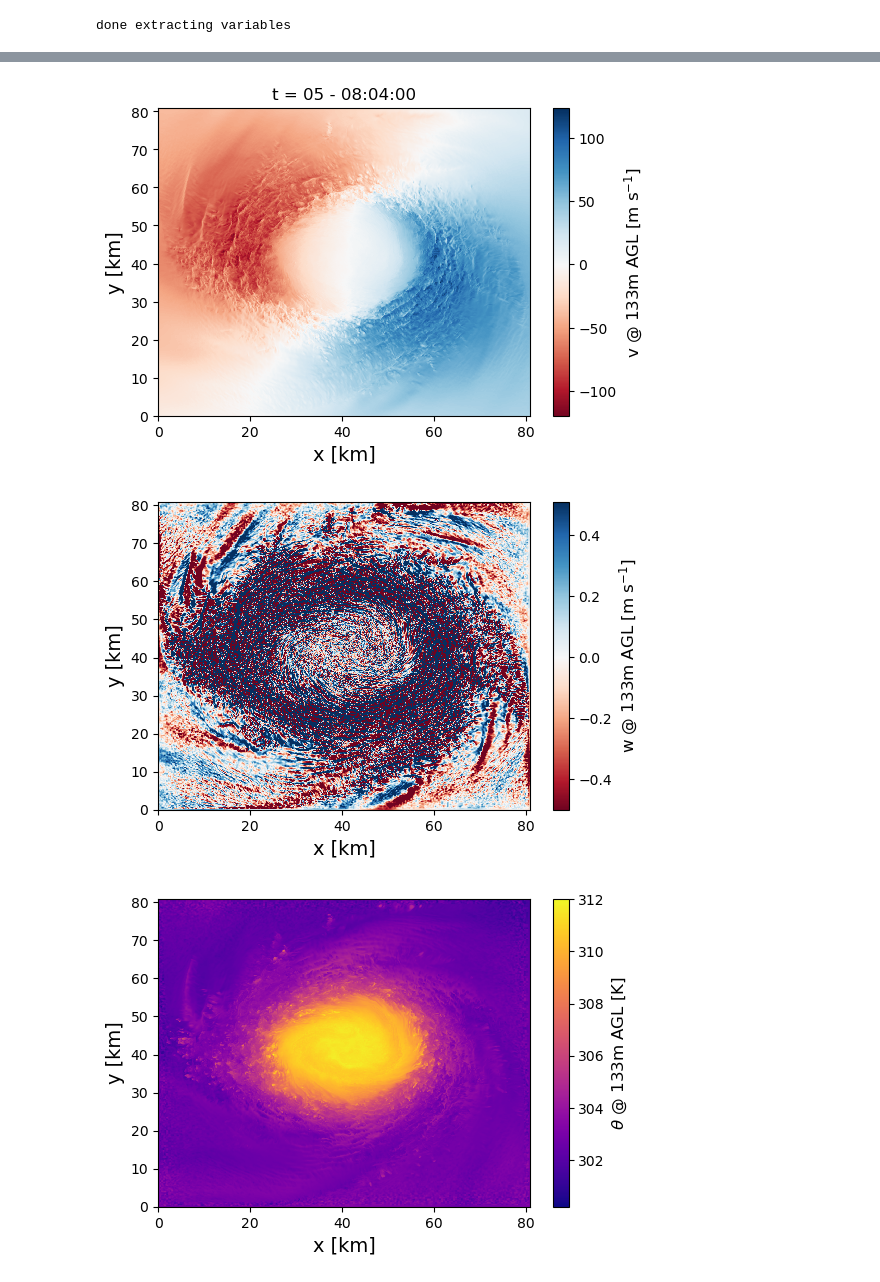
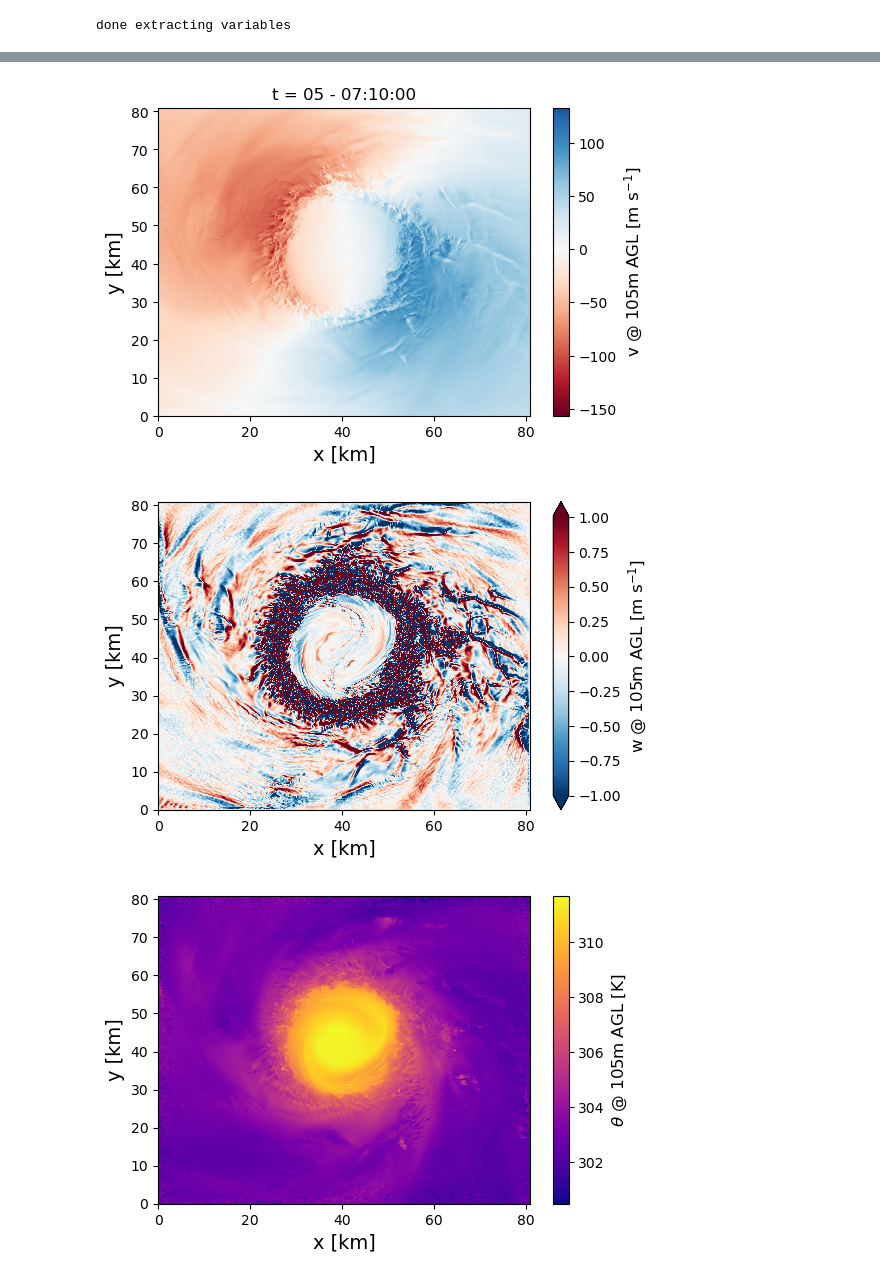
Before and after one commit to miguel-sg-2/HurricaneSimulations, a Jupyter notebook: evaluate_meso_evolution.ipynb, the cells around one changed output, grey strips where cells are left out. Saved outputs shown, nothing was run; the diff lists cells and outputs as text; code cells hidden in the pictures.

```diff
--- a/evaluate_meso_evolution.ipynb
+++ b/evaluate_meso_evolution.ipynb
@@ -12,22 +12,26 @@ from scipy import stats,signal
 # Input from reading list of dates
 
 dir_root = "/scratch/mgomez/STORM/idealSims/sst_32_skipd01_skipCoLES_ndg/"
+dir_root = "/scratch/mgomez/STORM/idealSims/sst_31_skipd01_skipCoLES_ndg/"
+# dir_root = "/projects/storm/mgomez/idealSims/sst_30_skipd01_skipCoLES_ndg/Results/"
+# dir_root = "/scratch/mgomez/STORM/idealSims/sst_31md_skipd01_skipCoLES_ndg/"
+dir_root = "/projects/storm/mgomez/idealSims/sst_32_skipd01_skipCoLES_ndg/Results/"
 
 # Maximum height (to save memory)
 iz_MMiin = 0 # 0 # 4
 iz_MMaax = 15 #20 # 30 # 7
 iz_max = iz_MMaax
-iz_inBetween = 1 #2 # 2 # 1
+iz_inBetween = 2 #2 # 2 # 1
 
 # Make or not GIF
 makeGIF = False
 
 # Choose domain
-domain = 'd02'
+domain = 'd01'
 # File name root
 fName = 'auxHist'
 # File name contains this
-fOther = ':00:'
+fOther = ':00' # '06_04' # ':00' # '06_1' # ':00:'
 
 
 # Find auxHist files for current domain within directory
@@ -42,9 +46,11 @@ for ii in np.arange(len(entries)):
 ofInterest = ofInterest.astype('int')
 rndmFromInterest = np.random.choice(ofInterest)
 
-entries = ["auxHist24_d02_2000-01-05_07:05:00","auxHist24_d02_2000-01-05_07:15:00",
-           "auxHist24_d02_2000-01-05_07:25:00","auxHist24_d02_2000-01-05_08:04:00"]
-ofInterest = np.arange(len(entries)) #[0,1,2,3,4]
+entries = ["auxHist24_d02_2000-01-05_07:00:00","auxHist24_d02_2000-01-05_07:10:00"]
+ofInterest = [0,1]
+# entries = ["auxHist24_d02_2000-01-05_07:05:00","auxHist24_d02_2000-01-05_07:15:00",
+#            "auxHist24_d02_2000-01-05_07:25:00","auxHist24_d02_2000-01-05_08:04:00"]
+# ofInterest = np.arange(len(entries)) #[0,1,2,3,4]
 
 # Extract and save data from each auxHist file (simulations WITHOUT turbines)
 for i_f in np.arange(0,len(ofInterest)):
@@ -104,6 +110,8 @@ print("Done extracting data")
 # Height variable
 if os.path.exists(dir_root +"/wrfinput_"+domain):
     ds = xr.open_dataset(dir_root +"/wrfinput_"+domain,decode_times=False)
+elif os.path.exists(dir_root +"../wrfinput_"+domain):
+    ds = xr.open_dataset(dir_root +"../wrfinput_"+domain,decode_times=False)
 else:
     entries = os.listdir(dir_root)
     for ii in np.arange(len(entries)):
@@ -241,7 +247,7 @@ t_since = time_sinceInit.astype('float')/3600 # [hr]
 i_hh = np.argmin(np.abs(height_agl - z_hh))
 # %%
 #%% Plot wind speed at one height
-iz = 5 #np.min([9,len(height_agl)-1])#np.argmin(np.abs(height_agl - z_hh))
+iz = 2 #np.min([9,len(height_agl)-1])#np.argmin(np.abs(height_agl - z_hh))
 it = -1 #-7
 
 # Horizontal wind speed
@@ -298,11 +304,11 @@ plt.close()
 
 # Vertical wind speed
 plt.figure(figsize=(6,4))
-minn = -0.5# np.min(w[it,iz,:,:])
-maxx = 0.51 #np.max(w[it,iz,:,:])
-newCmap = cmocean.tools.crop(plt.cm.RdBu, minn, maxx, 0)
+minn = -1.0#-0.5# np.min(w[it,iz,:,:])
+maxx = 1.01#0.51 #np.max(w[it,iz,:,:])
+newCmap = cmocean.tools.crop(plt.cm.RdBu_r, minn, maxx, 0)
 im1 = plt.pcolormesh(n_x/1000,n_y/1000,w[it,iz,:,:],cmap=newCmap,vmin=minn,vmax=maxx)
-cbar = plt.colorbar(im1)
+cbar = plt.colorbar(im1,extend='both')
 cbar.set_label('w @ ' + str(int(height_agl[iz])) + 'm AGL [m s$^{-1}$]',fontsize=12)
 plt.ylabel('y [km]',fontsize=14)
 plt.xlabel('x [km]',fontsize=14)
@@ -323,4 +329,21 @@ plt.xlabel('x [km]',fontsize=14)
 #plt.xlim(400000,600000)
 plt.show()
 plt.close()
+
+if len(ttime)>1:
+    # Potential temperature
+    plt.figure(figsize=(6,4))
+    varr = theta[-1,iz,:,:] - theta[0,iz,:,:]
+    minn = np.min(varr)
+    maxx = np.max(varr)
+    newCmap = cmocean.tools.crop(plt.cm.RdBu, minn, maxx, 0)
+    im1 = plt.pcolormesh(n_x/1000,n_y/1000,varr,cmap=newCmap)
+    cbar = plt.colorbar(im1)
+    cbar.set_label(r'$\theta$ @ ' + str(int(height_agl[iz])) + 'm AGL [K]',fontsize=12)
+    plt.ylabel('y [km]',fontsize=14)
+    plt.xlabel('x [km]',fontsize=14)
+    #plt.ylim(400000,600000)
+    #plt.xlim(400000,600000)
+    plt.show()
+    plt.close()
 # %% [output]
@@ -329,3 +352,3 @@ plt.close()
-[figure, old version]
+[figure, new version]
-[figure, old version]
+[figure, new version]
-[figure, old version]
+[figure, new version]
```
Also changed, not shown: parts of 25 cells of this notebook, 9 other files.
